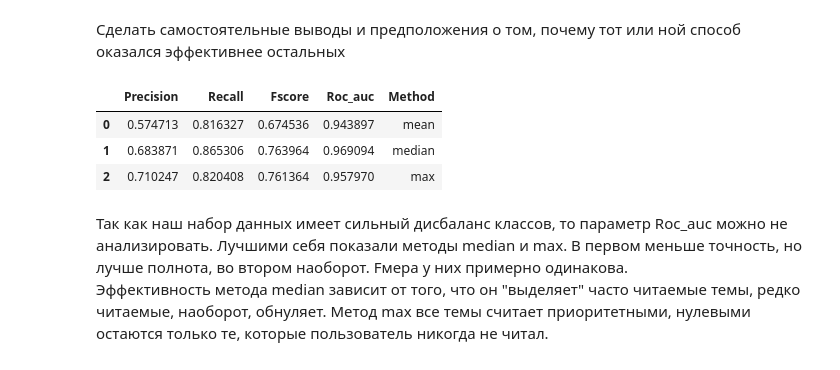
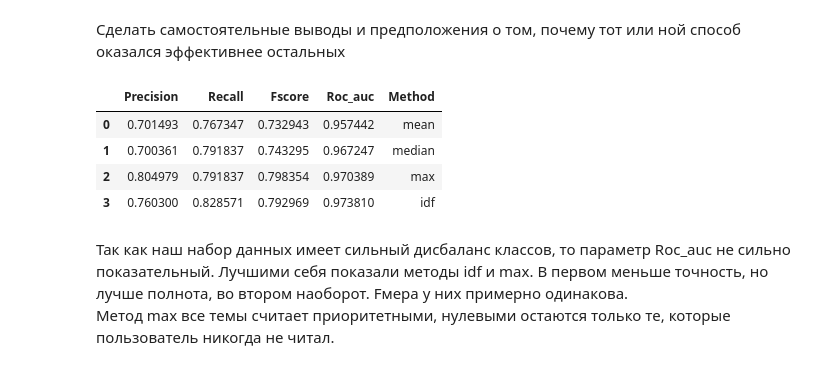
Before and after one commit to komarovko90/4_1_ML_in_business, a Jupyter notebook: home_work2/ex2.ipynb, the cells around one changed output. Saved outputs shown, nothing was run; the diff lists cells and outputs as text; code cells hidden in the pictures.

```diff
--- a/home_work2/ex2.ipynb
+++ b/home_work2/ex2.ipynb
@@ -524,0 +590,4 @@ results.append([precision[ix], recall[ix],fscore[ix],roc_auc])
+# %%
+#наши прогнозы для тестовой выборки
+preds = logreg.predict_proba(X_test)[:, 1]
+preds[:10]
@@ -524,0 +598,9 @@ results.append([precision[ix], recall[ix],fscore[ix],roc_auc])
+# %%
+precision, recall, thresholds = precision_recall_curve(y_test, preds)
+fscore = (2 * precision * recall) / (precision + recall)
+# locate the index of the largest f score
+ix = np.argmax(fscore)
+print('Best Threshold=%f, F-Score=%.3f, Precision=%.3f, Recall=%.3f' % (thresholds[ix],
+                                                                        fscore[ix],
+                                                                        precision[ix],
+                                                                        recall[ix]))
@@ -524,0 +609,3 @@ results.append([precision[ix], recall[ix],fscore[ix],roc_auc])
+# %%
+roc_auc = roc_auc_score(y_test, preds)
+roc_auc
@@ -525,3 +631,5 @@ results.append([precision[ix], recall[ix],fscore[ix],roc_auc])
+# %%
+results.append([precision[ix], recall[ix],fscore[ix],roc_auc])
 # %% [markdown]
 ### Задача 5
 Сформировать на выходе единую таблицу, сравнивающую качество 3 разных метода получения эмбедингов пользователей: mean, median, max, idf_mean по метрикам roc_auc, precision, recall, f_score
@@ -529,15 +637,15 @@ results.append([precision[ix], recall[ix],fscore[ix],roc_auc])
 Сделать самостоятельные выводы и предположения о том, почему тот или ной способ оказался эффективнее остальных
 # %%
 res = pd.DataFrame(results, columns=['Precision','Recall','Fscore','Roc_auc'])
-res['Method']=['mean','median','max']
+res['Method']=['mean','median','max','idf']
 res
 # %% [output]
 |  | Precision | Recall | Fscore | Roc_auc | Method |
-| 0 | 0.574713 | 0.816327 | 0.674536 | 0.943897 | mean |
-| 1 | 0.683871 | 0.865306 | 0.763964 | 0.969094 | median |
-| 2 | 0.710247 | 0.820408 | 0.761364 | 0.957970 | max |
+| 0 | 0.701493 | 0.767347 | 0.732943 | 0.957442 | mean |
+| 1 | 0.700361 | 0.791837 | 0.743295 | 0.967247 | median |
+| 2 | 0.804979 | 0.791837 | 0.798354 | 0.970389 | max |
+| 3 | 0.760300 | 0.828571 | 0.792969 | 0.973810 | idf |
 # %% [markdown]
-Так как наш набор данных имеет сильный дисбаланс классов, то параметр Roc_auc можно не анализировать.
-Лучшими себя показали методы median и max. В первом меньше точность, но лучше полнота, во втором наоборот. Fмера у них примерно одинакова.\
-Эффективность метода median зависит от того, что он "выделяет" часто читаемые темы, редко читаемые, наоборот, обнуляет.
+Так как наш набор данных имеет сильный дисбаланс классов, то параметр Roc_auc не сильно показательный.
+Лучшими себя показали методы idf и max. В первом меньше точность, но лучше полнота, во втором наоборот. Fмера у них примерно одинакова.\
 Метод max все темы считает приоритетными, нулевыми остаются только те, которые пользователь никогда не читал.
```
Also changed, not shown: parts of 34 cells of this notebook.
